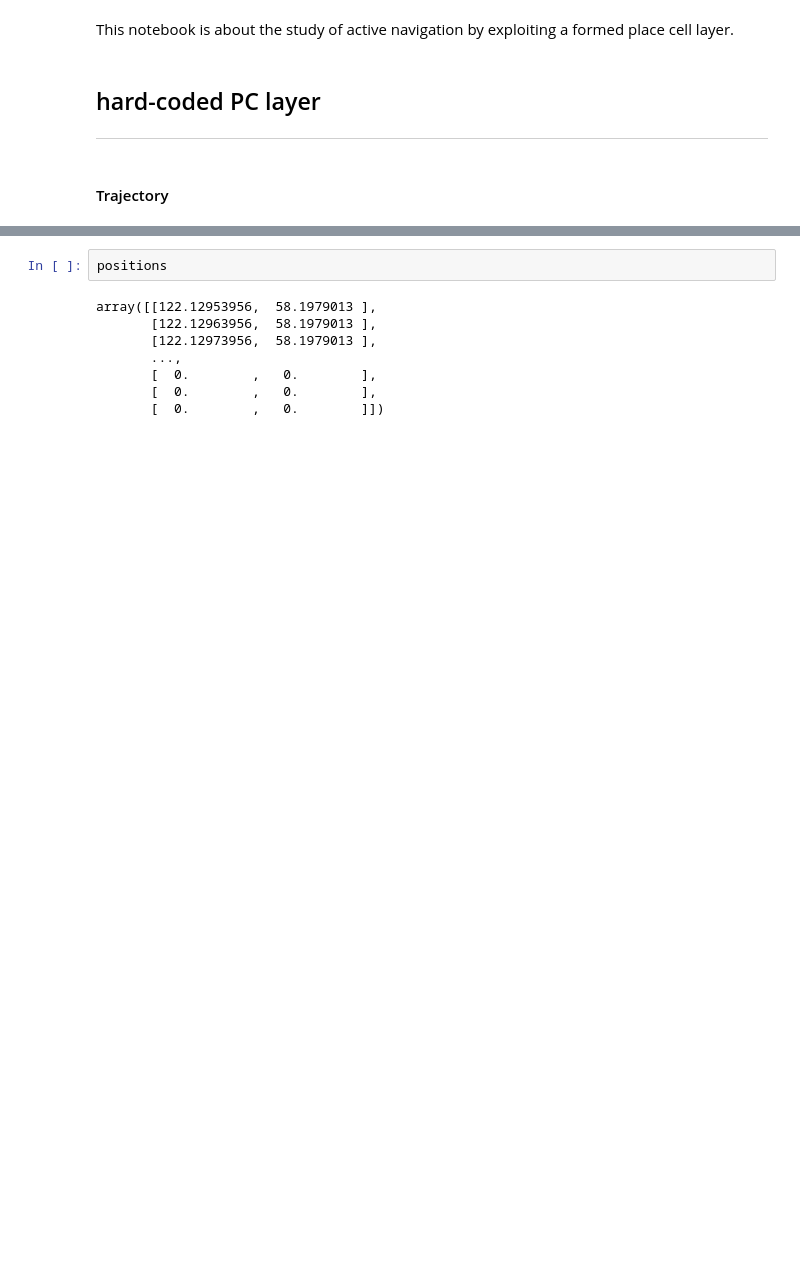
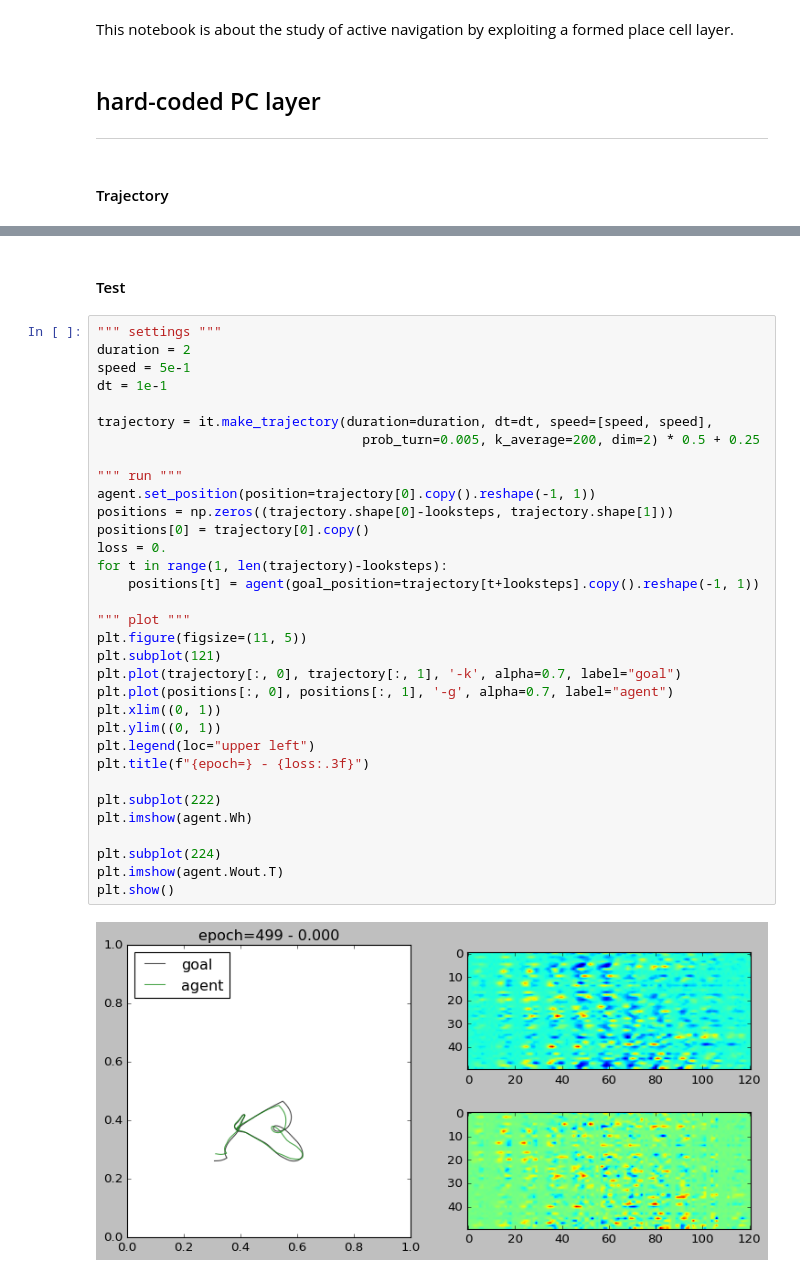
Before and after one commit to iKiru-hub/PCNN, a Jupyter notebook: lab_pcnn_nav.ipynb, the cells around one changed output, grey strips where cells are left out. Cells and saved outputs as stored; diff of their text form; blank space fills up the shorter version.

```diff
--- a/lab_pcnn_nav.ipynb
+++ b/lab_pcnn_nav.ipynb
@@ -113,10 +167,37 @@ for epoch in range(epochs):
-# %%
-positions
-# %% [output]
-array([[122.12953956,  58.1979013 ],
-       [122.12963956,  58.1979013 ],
-       [122.12973956,  58.1979013 ],
-       ...,
-       [  0.        ,   0.        ],
-       [  0.        ,   0.        ],
-       [  0.        ,   0.        ]])
+# %% [markdown]
+#### Test
+# %%
+""" settings """
+duration = 2
+speed = 5e-1
+dt = 1e-1
+
+trajectory = it.make_trajectory(duration=duration, dt=dt, speed=[speed, speed],
+                                  prob_turn=0.005, k_average=200, dim=2) * 0.5 + 0.25
+
+""" run """
+agent.set_position(position=trajectory[0].copy().reshape(-1, 1))
+positions = np.zeros((trajectory.shape[0]-looksteps, trajectory.shape[1]))
+positions[0] = trajectory[0].copy()
+loss = 0.
+for t in range(1, len(trajectory)-looksteps):
+    positions[t] = agent(goal_position=trajectory[t+looksteps].copy().reshape(-1, 1))
+
+""" plot """
+plt.figure(figsize=(11, 5))
+plt.subplot(121)
+plt.plot(trajectory[:, 0], trajectory[:, 1], '-k', alpha=0.7, label="goal")
+plt.plot(positions[:, 0], positions[:, 1], '-g', alpha=0.7, label="agent")
+plt.xlim((0, 1))
+plt.ylim((0, 1))
+plt.legend(loc="upper left")
+plt.title(f"{epoch=} - {loss:.3f}")
+
+plt.subplot(222)
+plt.imshow(agent.Wh)
+
+plt.subplot(224)
+plt.imshow(agent.Wout.T)
+plt.show()
+# %% [output]
+[figure, added]
```
Also changed, not shown: parts of 7 cells of this notebook, 1 other file.
